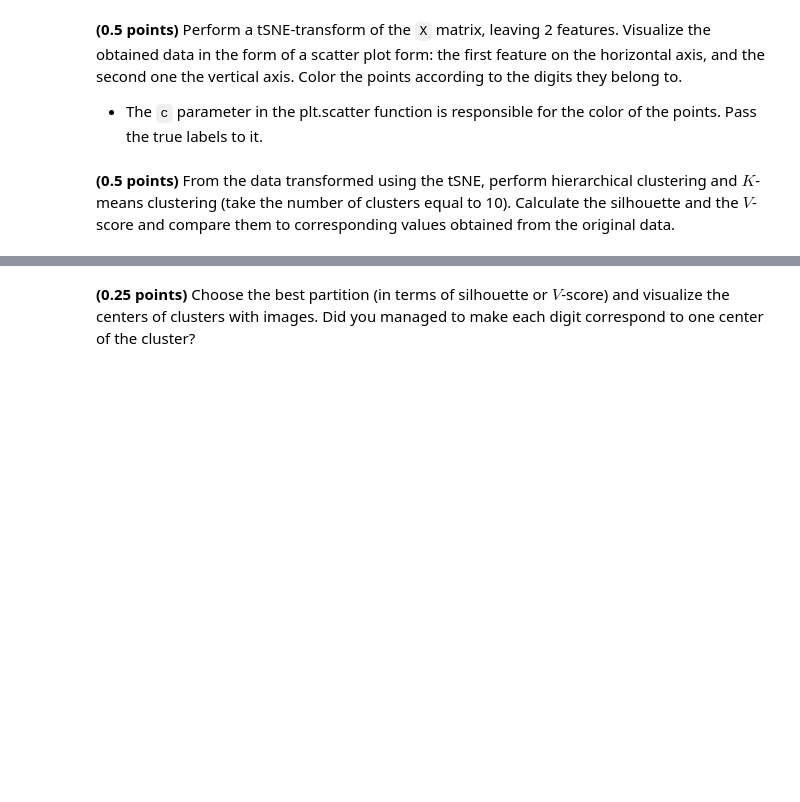
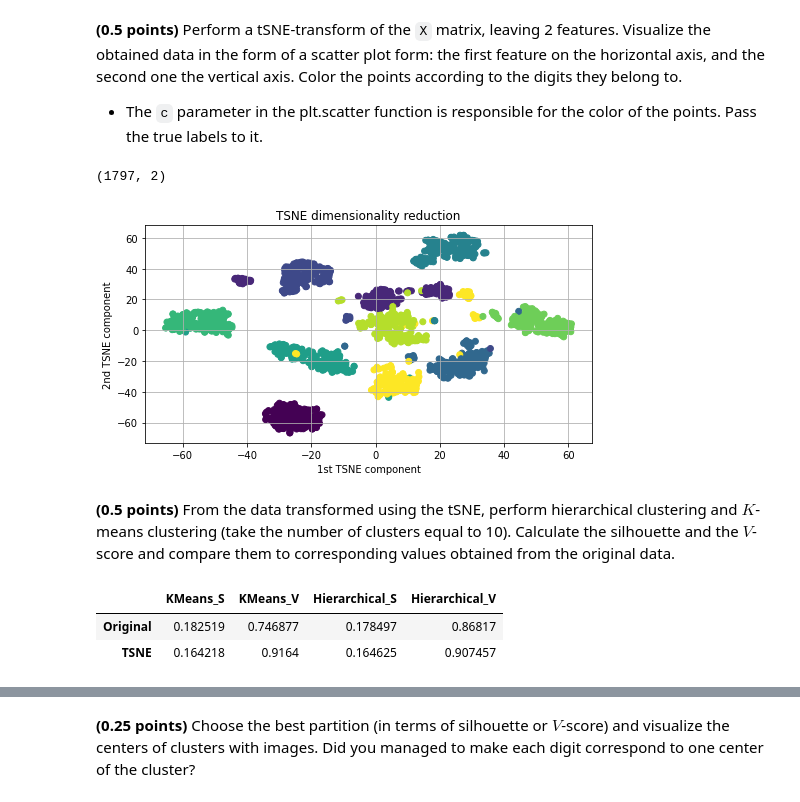
Before and after one commit to aslamovyura/ml-python, a Jupyter notebook: 8_clustering/clustering.ipynb, the cells around one changed output, grey strips where cells are left out. Cells and saved outputs as stored; diff of their text form; code cells hidden in the pictures; blank space fills up the shorter version.

```diff
--- a/8_clustering/clustering.ipynb
+++ b/8_clustering/clustering.ipynb
@@ -482,2 +534,19 @@ The implementation of `tSNE` in the `scikit-learn` library is the `TSNE` class i
+# %%
+X_tsne = TSNE(n_components=2).fit_transform(X)
+X_tsne.shape
+# %% [output]
+(1797, 2)
+# %%
+fig = plt.figure(figsize=(8,4))
+
+plt.scatter(X_tsne[:,0],
+            X_tsne[:,1],
+            c = y.astype(float))
+plt.title('TSNE dimensionality reduction')
+plt.xlabel('1st TSNE component')
+plt.ylabel('2nd TSNE component')
+plt.grid()
+# %% [output]
+[figure, added]
 # %% [markdown]
 **(0.5 points)** From the data transformed using the tSNE, perform hierarchical clustering and $K$-means clustering (take the number of clusters equal to 10). Calculate the silhouette and the $V$-score and compare them to corresponding values obtained from the original data.
@@ -483,0 +573,18 @@ The implementation of `tSNE` in the `scikit-learn` library is the `TSNE` class i
+# %%
+result_data = pd.DataFrame(columns=['KMeans_S','KMeans_V','Hierarchical_S','Hierarchical_V'], index=['Original','TSNE'])
+result_data.loc['Original'] = pd.Series({'KMeans_S':kmeans_silhouette_original,
+                                         'KMeans_V':kmeans_v_original,
+                                         'Hierarchical_S':hierarchical_silhouette_original,
+                                         'Hierarchical_V':hierarchical_v_original
+                                        })
+result_data.loc['TSNE'] = pd.Series({'KMeans_S':kmeans_silhouette_tsne,
+                                     'KMeans_V':kmeans_v_tsne,
+                                     'Hierarchical_S':hierarchical_silhouette_tsne,
+                                     'Hierarchical_V':hierarchical_v_tsne
+                                    })
+
+result_data.head()
+# %% [output]
+|  | KMeans_S | KMeans_V | Hierarchical_S | Hierarchical_V |
+| Original | 0.182519 | 0.746877 | 0.178497 | 0.86817 |
+| TSNE | 0.164218 | 0.9164 | 0.164625 | 0.907457 |
```
Also changed, not shown: parts of 17 cells of this notebook.
